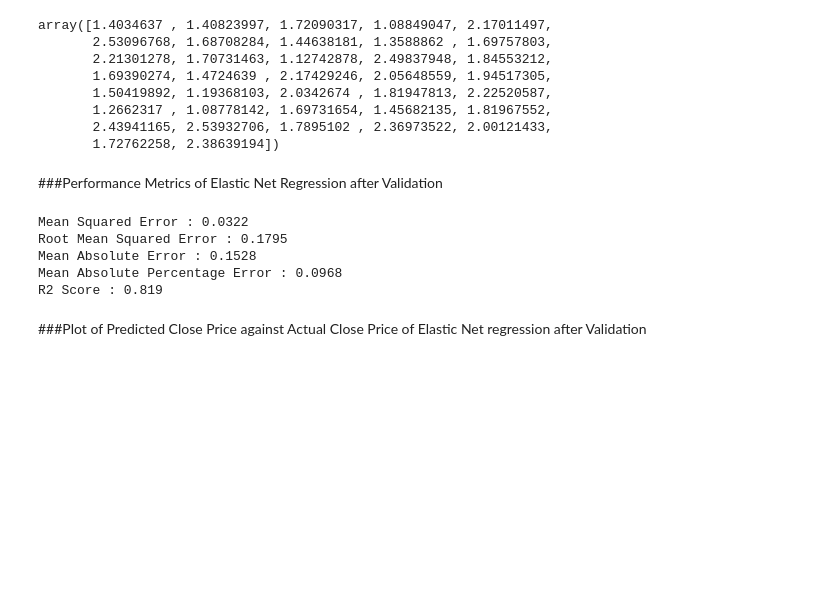
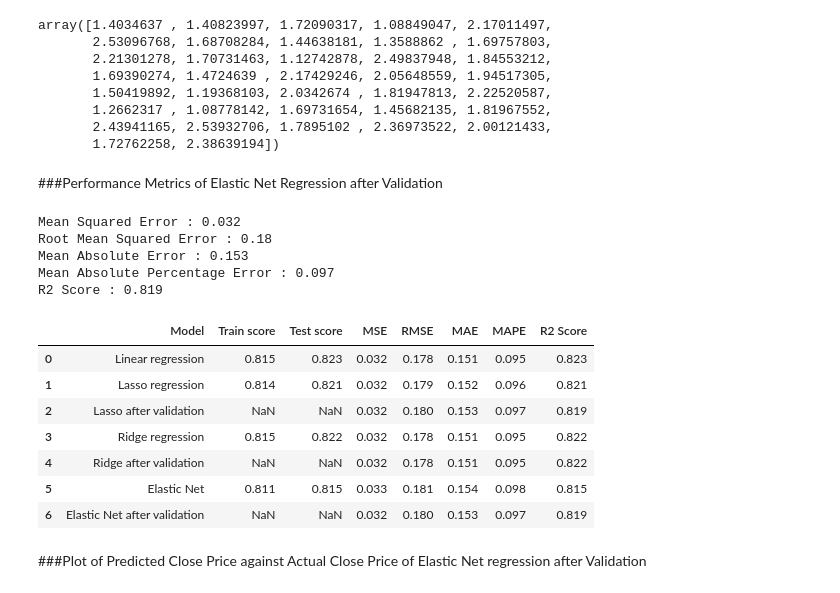
Before and after one commit to Zeeshan00789/Yes-bank-closing-price-prediction, a Jupyter notebook: Yes_Bank_Stock_Closing_Price_Prediction.ipynb, the cells around one changed output. Cells and saved outputs as stored; diff of their text form; code cells hidden in the pictures; blank space fills up the shorter version.

```diff
--- a/Yes_Bank_Stock_Closing_Price_Prediction.ipynb
+++ b/Yes_Bank_Stock_Closing_Price_Prediction.ipynb
@@ -833,9 +926,9 @@ plt.legend(['Predicted','Actual'], fontsize = 12)
 ##Cross validation on Ridge Regression
 # %%
 # Hyperparameter tunning
-ridge = Ridge()
+ridge_cross = Ridge()
 parameters = {'alpha': [1e-15, 1e-13, 1e-10, 1e-8, 1e-5, 1e-4, 1e-3, 1e-2, 1e-1, 1, 5, 10, 20, 30, 40, 45, 50, 55, 60, 100]}
-ridge_regressor = GridSearchCV(ridge, parameters, scoring = 'neg_mean_squared_error', cv=3)
+ridge_regressor = GridSearchCV(ridge_cross, parameters, scoring = 'neg_mean_squared_error', cv=3)
 # %%
 #data fit
 ridge_regressor.fit(x_train, y_train)
@@ -965,0 +1093,12 @@ R2 score : 0.815
+# %%
+perform.loc[i,'Model']= 'Elastic Net'
+perform.loc[i,"Train score"]= round(Train_score_elastic,3)
+perform.loc[i,"Test score"]= round(Test_score_elastic,3)
+perform.loc[i,"MSE"]=round(MSE_elastic,3)
+perform.loc[i,"RMSE"]=round(RMSE_elastic,3)
+perform.loc[i,"MAE"]=round(MAE_elastic,3)
+perform.loc[i,"MAPE"]=round(MAPE_elastic,3)
+perform.loc[i,"R2 Score"]= round(R2_elastic,3)
+
+i= i+1
+perform
@@ -993,9 +1140,9 @@ plt.grid()
 # %%
 # Hyper-Parameter Tuning for Elastic Net
 
-elastic = ElasticNet()
+elastic_cross = ElasticNet()
 parameters = {'alpha':[1e-15,1e-13,1e-10,1e-8,1e-5,1e-4,1e-3,1e-2,1e-1,1,5,10,20,30,40,45,50,55,60,100],'l1_ratio':[0.3,0.4,0.5,0.6,0.7,0.8,1,2]}
-elastic_model= GridSearchCV(elastic,parameters,scoring='neg_mean_squared_error',cv=3)
+elastic_model= GridSearchCV(elastic_cross, parameters, scoring='neg_mean_squared_error',cv=3)
 elastic_model.fit(x_train,y_train)
 # %% [output]
 GridSearchCV(cv=3, estimator=ElasticNet(),
@@ -1038,19 +1185,44 @@ array([1.4034637 , 1.40823997, 1.72090317, 1.08849047, 2.17011497,
        1.72762258, 2.38639194])
 # %% [markdown]
 ###Performance Metrics of Elastic Net Regression after Validation
-# %%
-# Test Performance of Elastic Net model after validation
-print("Mean Squared Error :",round(mean_squared_error(y_test, y_pred_elastic1), 4))
-print("Root Mean Squared Error :",round(math.sqrt(mean_squared_error(y_test, y_pred_elastic1)),4))
-print("Mean Absolute Error :",round(mean_absolute_error(y_test, y_pred_elastic1),4))
-print("Mean Absolute Percentage Error :",round(mean_absolute_percentage_error(y_test, y_pred_elastic1),4))
-print("R2 Score :",round(r2_score(y_test, y_pred_elastic1), 4))
-# %% [output]
-Mean Squared Error : 0.0322
-Root Mean Squared Error : 0.1795
-Mean Absolute Error : 0.1528
-Mean Absolute Percentage Error : 0.0968
-R2 Score : 0.819
+# %%
+# Test Performance
+MSE_elastic1 = round(mean_squared_error(y_test, y_pred_elastic1), 3)
+RMSE_elastic1 = round(math.sqrt(mean_squared_error(y_test, y_pred_elastic1)),3)
+MAE_elastic1 = round(mean_absolute_error(y_test, y_pred_elastic1),3)
+MAPE_elastic1 = round(mean_absolute_percentage_error(y_test, y_pred_elastic1),3)
+R2_elastic1 = round(r2_score(y_test, y_pred_elastic1), 3)
+print("Mean Squared Error :", MSE_elastic1)
+print("Root Mean Squared Error :", RMSE_elastic1)
+print("Mean Absolute Error :", MAE_elastic1)
+print("Mean Absolute Percentage Error :", MAPE_elastic1)
+print("R2 Score :", R2_elastic1)
+# %% [output]
+Mean Squared Error : 0.032
+Root Mean Squared Error : 0.18
+Mean Absolute Error : 0.153
+Mean Absolute Percentage Error : 0.097
+R2 Score : 0.819
+# %%
+perform.loc[i,'Model']= 'Elastic Net after validation'
+
+perform.loc[i,"MSE"]=round(MSE_elastic1,3)
+perform.loc[i,"RMSE"]=round(RMSE_elastic1,3)
+perform.loc[i,"MAE"]=round(MAE_elastic1,3)
+perform.loc[i,"MAPE"]=round(MAPE_elastic1,3)
+perform.loc[i,"R2 Score"]= round(R2_elastic1,3)
+
+i= i+1
+perform
+# %% [output]
+|  | Model | Train score | Test score | MSE | RMSE | MAE | MAPE | R2 Score |
+| 0 | Linear regression | 0.815 | 0.823 | 0.032 | 0.178 | 0.151 | 0.095 | 0.823 |
+| 1 | Lasso regression | 0.814 | 0.821 | 0.032 | 0.179 | 0.152 | 0.096 | 0.821 |
+| 2 | Lasso after validation | NaN | NaN | 0.032 | 0.180 | 0.153 | 0.097 | 0.819 |
+| 3 | Ridge regression | 0.815 | 0.822 | 0.032 | 0.178 | 0.151 | 0.095 | 0.822 |
+| 4 | Ridge after validation | NaN | NaN | 0.032 | 0.178 | 0.151 | 0.095 | 0.822 |
+| 5 | Elastic Net | 0.811 | 0.815 | 0.033 | 0.181 | 0.154 | 0.098 | 0.815 |
+| 6 | Elastic Net after validation | NaN | NaN | 0.032 | 0.180 | 0.153 | 0.097 | 0.819 |
 # %% [markdown]
 ###Plot of Predicted Close Price against Actual Close Price of Elastic Net regression after Validation
 # %%
```
Also changed, not shown: parts of 28 cells of this notebook.
